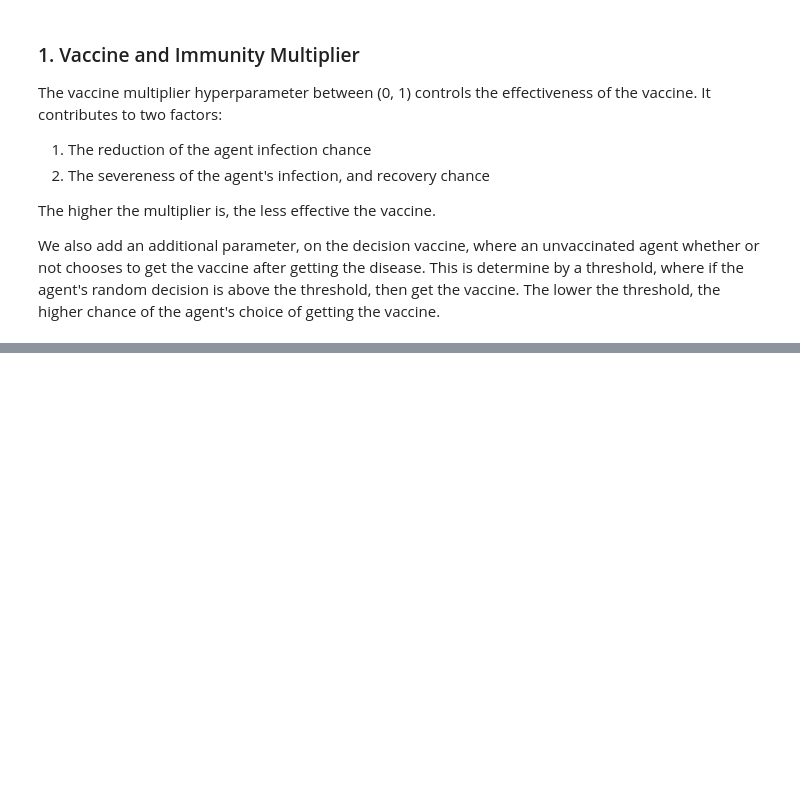
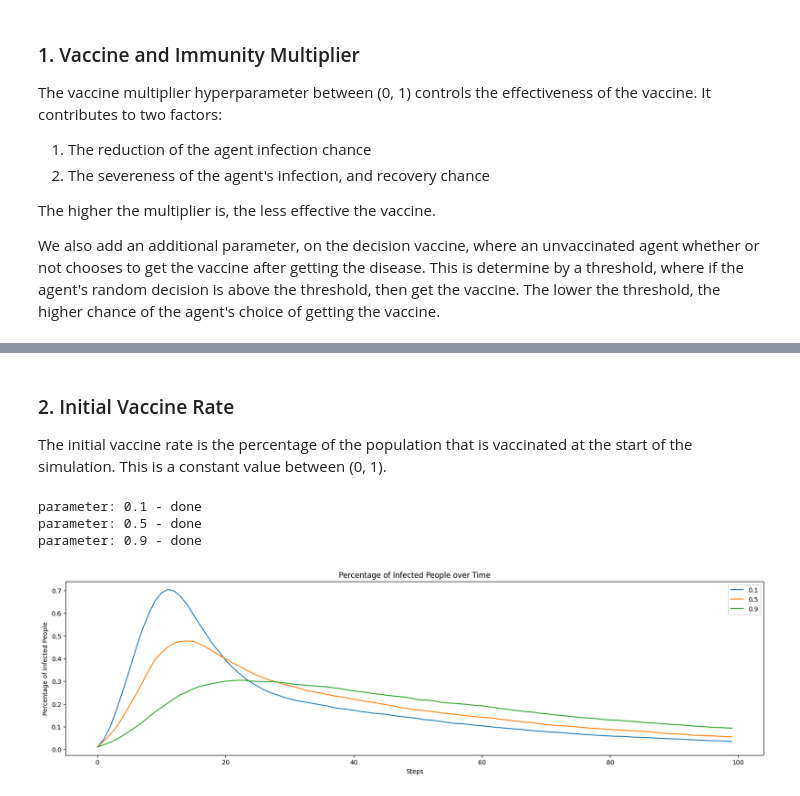
Before and after one commit to danieltobiastan97/diseasesABM, a Jupyter notebook: project.ipynb, the cells around one changed output, grey strips where cells are left out. Saved outputs shown, nothing was run; the diff lists cells and outputs as text; code cells hidden in the pictures; blank space fills up the shorter version.

```diff
--- a/project.ipynb
+++ b/project.ipynb
@@ -410,0 +473,52 @@ plt.show()
+# %% [markdown]
+### 2. Initial Vaccine Rate
+
+The initial vaccine rate is the percentage of the population that is vaccinated at the start of the simulation. This is a constant value between (0, 1).
+# %%
+reset_hyperparams()
+
+init_vacc_rate = [0.1, 0.5, 0.9]
+vaccine_multiplier = 0.3 # higher vacc multiplier means lower effectiveness of vaccine
+vaccine_randomness = 0.2 # can be used to increase or decrease the randomness of the vaccine from person to person
+immunity_multiplier = 0.2 # higher immunity multiplier means lower effectiveness of immunity
+immunity_randomness = 0.05 # can be used to increase or decrease the randomness of the vaccine from person to person
+steps = 100
+
+len_params = len(init_vacc_rate)
+percentage_inf_avg = np.zeros((len_params,steps))
+inf_rate_avg = np.zeros((len_params,steps))
+death_rate_avg = np.zeros((len_params,steps))
+vacc_perc_avg = np.zeros((len_params,steps))
+
+# 10 simulations for each hyperparameter
+percentage_inf = np.zeros((10,steps))
+inf_rate = np.zeros((10,steps))
+death_rate = np.zeros((10,steps))
+vacc_perc = np.zeros((10,steps))
+
+for idx, param in enumerate(init_vacc_rate):
+    vacc_rate = param
+    for i in range(10):
+        sub = Suburb()
+        percentage_inf[i], inf_rate[i], vacc_perc[i], death_rate[i], _ = sub.step(1000, steps, show_plot = False, vaccine_multiplier = vaccine_multiplier, immunity_multiplier=immunity_multiplier)
+
+    # take average of 10 simulations
+    percentage_inf_avg[idx] = np.mean(percentage_inf, axis=0)
+    inf_rate_avg[idx] = np.mean(inf_rate, axis=0)
+    death_rate_avg[idx] = np.mean(death_rate, axis=0)
+    vacc_perc_avg[idx] = np.mean(vacc_perc, axis=0)
+    print(f'init_vacc parameter: {param} - done')
+# %% [output]
+parameter: 0.1 - done
+parameter: 0.5 - done
+parameter: 0.9 - done
+# %%
+plt.figure(figsize=(20,5))
+plt.plot(percentage_inf_avg.T)
+plt.legend(init_vacc_rate)
+plt.title('Percentage of Infected People over Time')
+plt.xlabel('Steps')
+plt.ylabel('Percentage of Infected People')
+plt.show()
+# %% [output]
+[figure, added]
```
Also changed, not shown: parts of 31 cells of this notebook.
